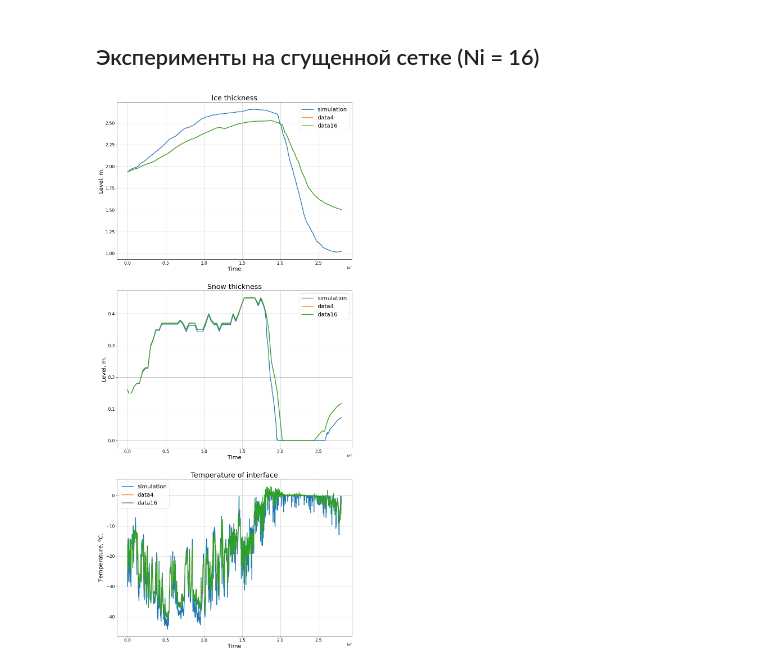
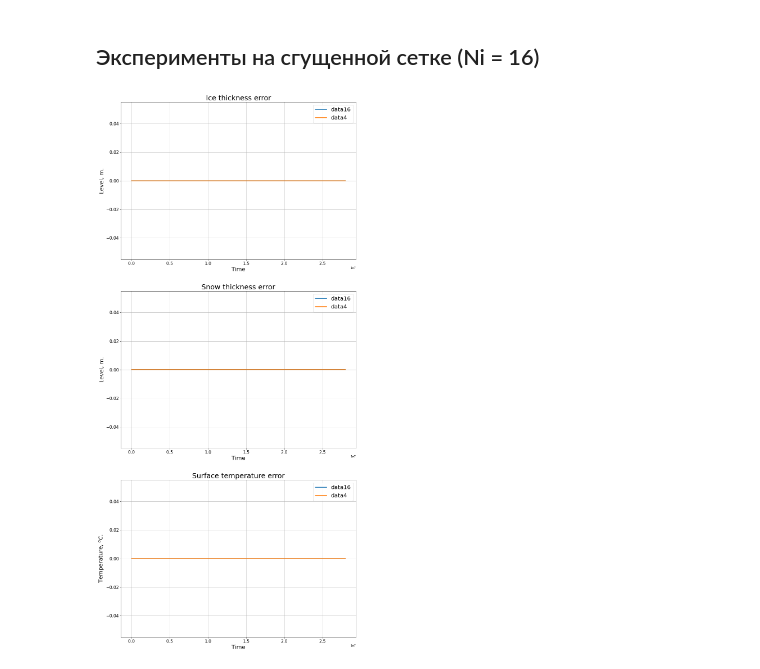
Before and after one commit to chuck97/ice_thermodynamics, a Jupyter notebook: Python/SHEBA_experiments.ipynb, the cells around one changed output. Cells and saved outputs as stored; diff of their text form; code cells hidden in the pictures.

Commit message:
added func for plotting errors

```diff
--- a/Python/SHEBA_experiments.ipynb
+++ b/Python/SHEBA_experiments.ipynb
@@ -590,5 +583,0 @@ uv.timeseries_err(sim_proc_0d,
-# %%
-plot_characteristics([sim_proc_0d, data_proc_ni4s0ns10s0, data_proc_ni16s0ns10s0],
-                     ['simulation', 'data4', 'data16'])
-# %% [output]
-[figure, removed]
@@ -594,0 +639,5 @@ plot_characteristics([sim_proc_0d, data_proc_ni4s0ns10s0, data_proc_ni16s0ns10s0
+# %%
+plot_errors(data_proc_ni16s0ns10s0, [data_proc_ni4s0ns10s0, data_proc_ni8s0ns10s0],
+            ['data16', 'data4', 'data8'])
+# %% [output]
+[figure, added]
```
Also changed, not shown: parts of 6 cells of this notebook, 1 other file.
